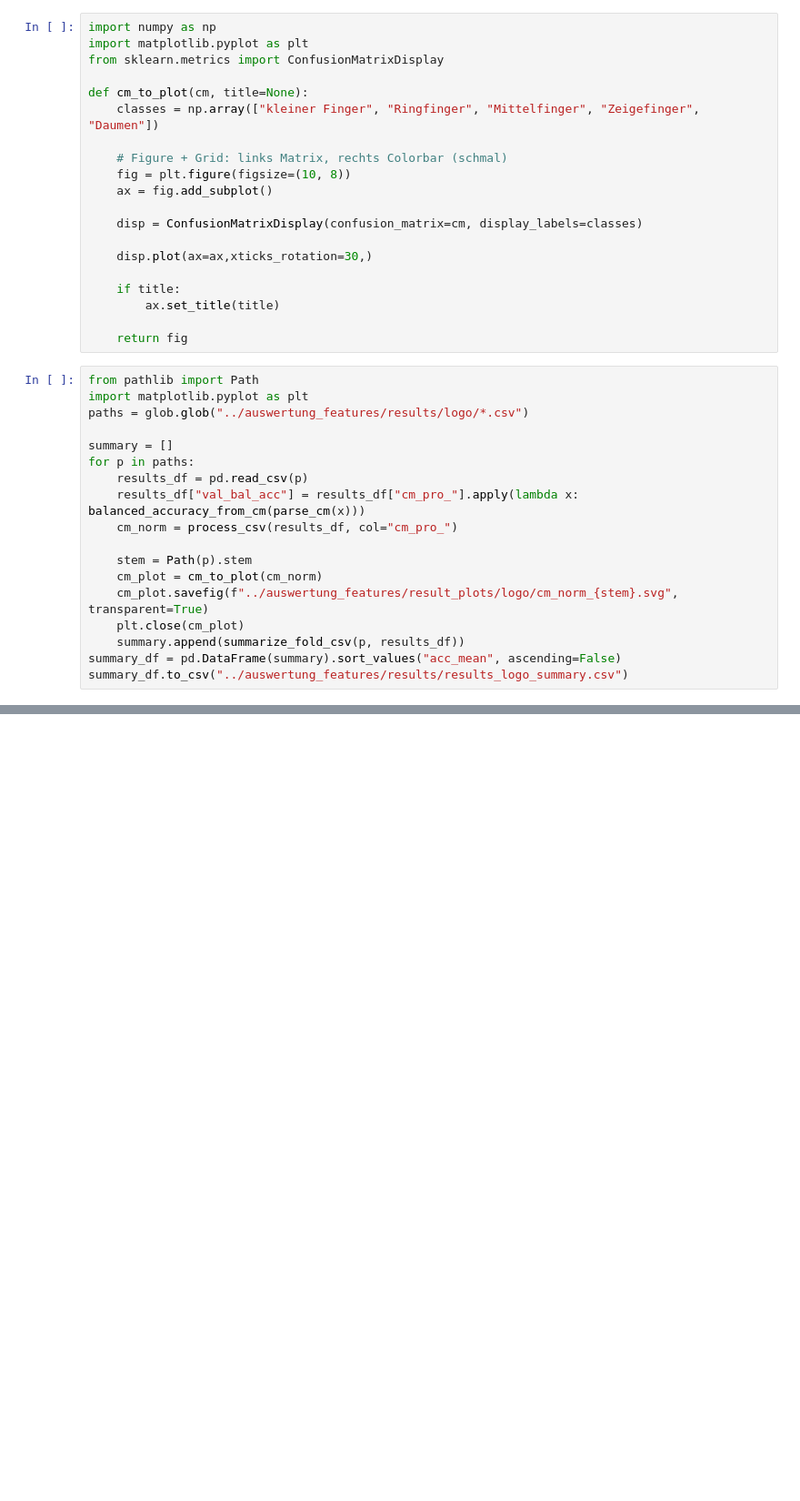
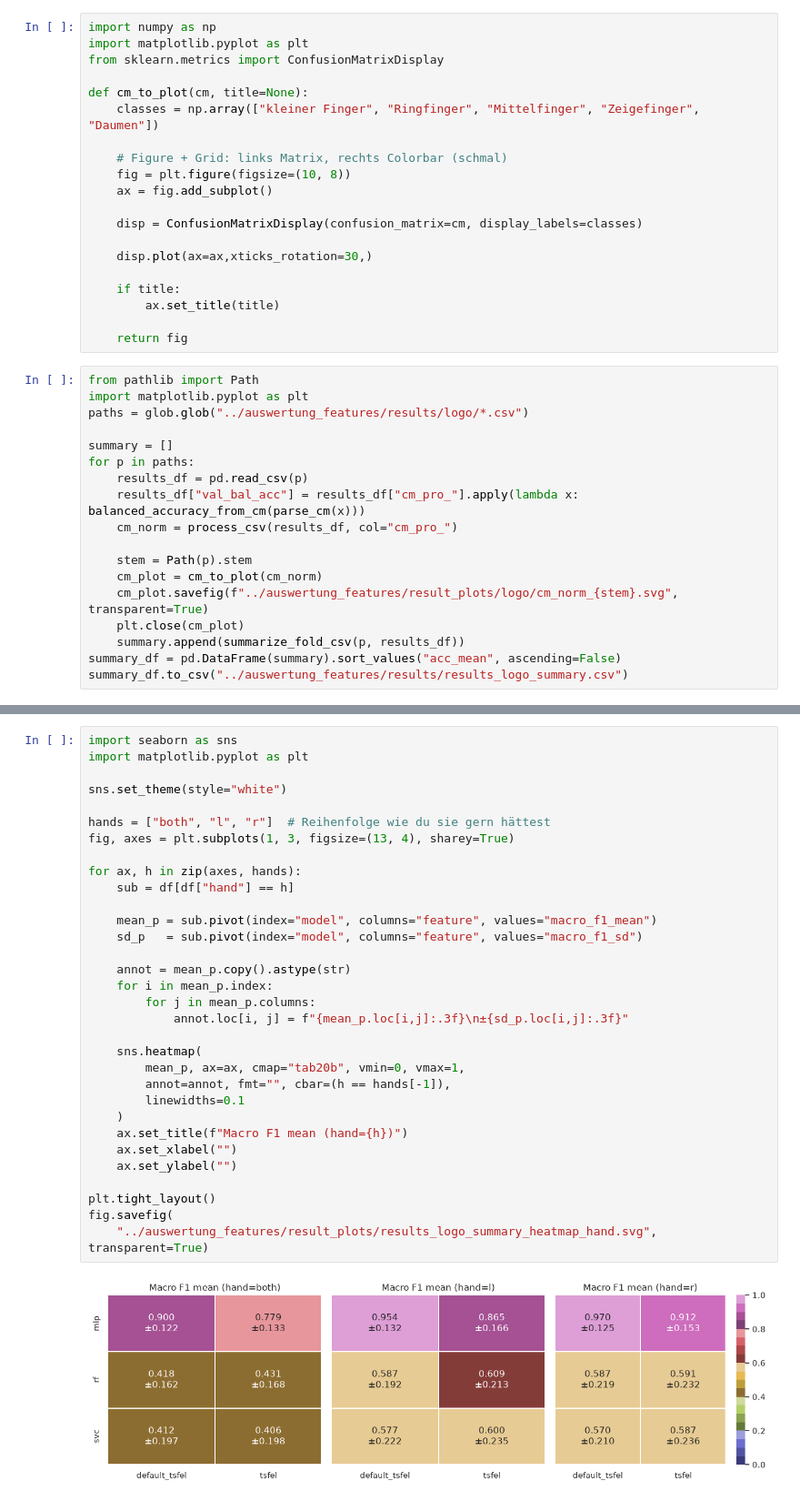
Before and after one commit to Le-Manh/bpa_ba_code, a Jupyter notebook: ANN/debug.ipynb, the cells around one changed output, grey strips where cells are left out. Shown at 91% size. Cells and saved outputs as stored; diff of their text form; blank space fills up the shorter version.

Commit message:
Added even more plots:
Violin Plots for every fold and

Heatmaps for the end

```diff
--- a/ANN/debug.ipynb
+++ b/ANN/debug.ipynb
@@ -625,0 +720,34 @@ summary_df.to_csv("../auswertung_features/results/results_logo_summary.csv")
+# %%
+import seaborn as sns
+import matplotlib.pyplot as plt
+
+sns.set_theme(style="white")
+
+hands = ["both", "l", "r"]  # Reihenfolge wie du sie gern hättest
+fig, axes = plt.subplots(1, 3, figsize=(13, 4), sharey=True)
+
+for ax, h in zip(axes, hands):
+    sub = df[df["hand"] == h]
+
+    mean_p = sub.pivot(index="model", columns="feature", values="macro_f1_mean")
+    sd_p   = sub.pivot(index="model", columns="feature", values="macro_f1_sd")
+
+    annot = mean_p.copy().astype(str)
+    for i in mean_p.index:
+        for j in mean_p.columns:
+            annot.loc[i, j] = f"{mean_p.loc[i,j]:.3f}\n±{sd_p.loc[i,j]:.3f}"
+
+    sns.heatmap(
+        mean_p, ax=ax, cmap="tab20b", vmin=0, vmax=1,
+        annot=annot, fmt="", cbar=(h == hands[-1]),
+        linewidths=0.1
+    )
+    ax.set_title(f"Macro F1 mean (hand={h})")
+    ax.set_xlabel("")
+    ax.set_ylabel("")
+
+plt.tight_layout()
+fig.savefig(
+    "../auswertung_features/result_plots/results_logo_summary_heatmap_hand.svg", transparent=True)
+# %% [output]
+[figure, added]
```
Also changed, not shown: parts of 6 cells of this notebook, 57 other files.
